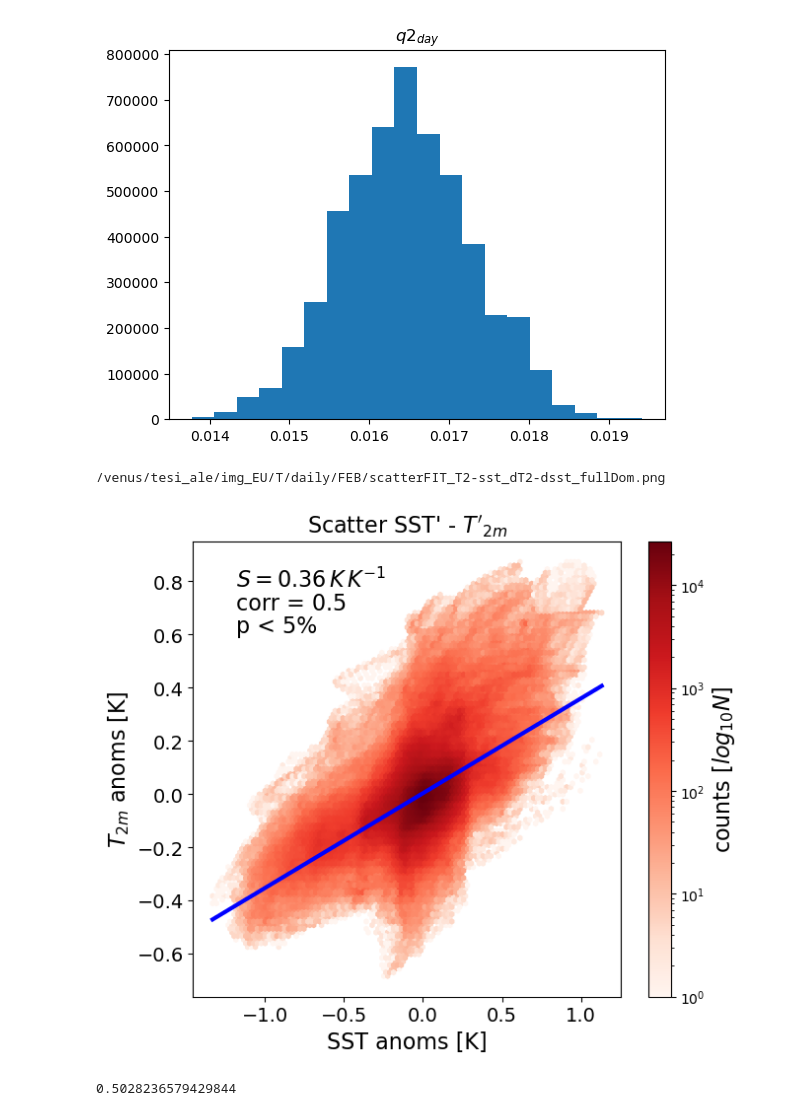
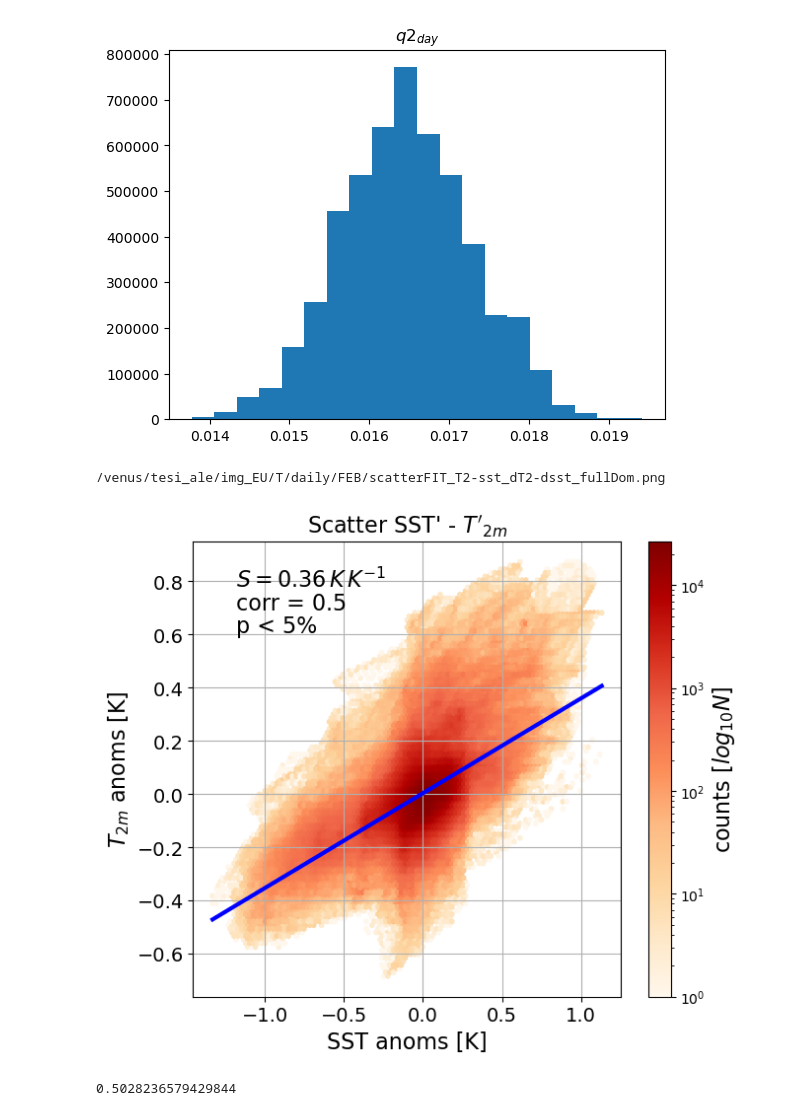
Before and after one commit to meteorologopazzo/thesis_material, a Jupyter notebook: EURECA_scripts/coupled_scripts/ThermContr_LH_only.ipynb, the cells around one changed output. Drawn from its saved outputs; the diff is of its cells as text; code cells hidden in the pictures.

```diff
--- a/EURECA_scripts/coupled_scripts/ThermContr_LH_only.ipynb
+++ b/EURECA_scripts/coupled_scripts/ThermContr_LH_only.ipynb
@@ -743,39 +814,39 @@ fit_dT2_dsst, corcoe_dT2_dsst, p_value_dT2_dsst, p_value_cannelli_dT2_dsst, sigm
 
 density_hexbin_subplots(xx, yy, fit=fit_dT2_dsst, corcoe=corcoe_dT2_dsst, grdsz=100, fig=fig, ax=ax2,\
                         title= "Scatter SST' - $T'_{2m}$", xlabel='SST anoms [K]', ylabel='$T_{2m}$ anoms [K]',\
-                        colormap='Reds', pos=[0.1,0.9], slope_units=r"$K \, K^{-1}$")
+                        colormap='OrRd', pos=[0.1,0.9], slope_units=r"$K \, K^{-1}$")
 
 
 ax2.annotate(r'$S = 0.36 \, K \, K^{-1}$', xy=(0.1, 0.9), \
                          xycoords='axes fraction', fontsize=16, color='k')
 ax2.annotate('corr = 0.5', xy=(0.1, 0.85), \
                          xycoords='axes fraction', fontsize=16, color='k')
 
 if p_value_cannelli_dT2_dsst < 0.05:
     ax2.annotate('p < 5%', xy=(0.1, 0.8), \
                          xycoords='axes fraction', fontsize=16, color='k')
 else:
     ax2.annotate('p > 5%', xy=(0.1, 0.8), \
                          xycoords='axes fraction', fontsize=16, color='k')
 
 # ax2.grid()
 
 plt.subplots_adjust(wspace=0.3,
                     hspace=0.4)
-
+ax2.grid()
 ax2.tick_params(axis='both', which='major', labelsize=14)
 
 
 
 
 path_img = '/venus/tesi_ale/img_EU/T/daily/FEB/'
 filename = path_img + 'scatterFIT_T2-sst_dT2-dsst_fullDom.png' # if dsst else path_img + 'scatterFIT_sst_DELTAQ_feb.png'
 # plt.savefig(filename)
 print(filename)
 del filename
 # %% [output]
 /venus/tesi_ale/img_EU/T/daily/FEB/scatterFIT_T2-sst_dT2-dsst_fullDom.png
-[figure, old version]
+[figure, new version]
 # %%
 corcoe_dT2_dsst
 # %% [output]
```
Also changed, not shown: parts of 8 cells of this notebook, 7 other files.
